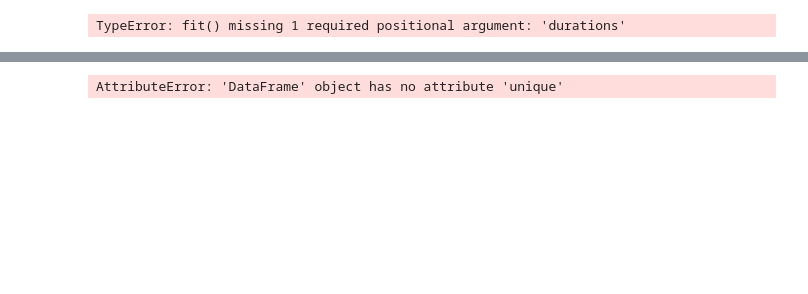
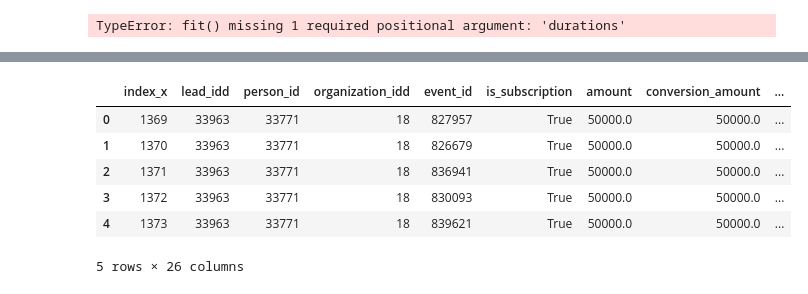
Before and after one commit to DiegoAlves-data/Visual_Studio_Data_Science, a Jupyter notebook: Final_Project/Final_Project_02.ipynb, the cells around one changed output, grey strips where cells are left out. Cells and saved outputs as stored; diff of their text form; code cells hidden in the pictures; blank space fills up the shorter version.

```diff
--- a/Final_Project/Final_Project_02.ipynb
+++ b/Final_Project/Final_Project_02.ipynb
@@ -610,0 +670,3 @@ def survival(data, group_field, time_field, event_field):
+# %%
+data_final['browser'] = data_final.apply(replace, axis=1)
+data_final['browser']
@@ -610,0 +686,3 @@ def survival(data, group_field, time_field, event_field):
+# %%
+data_final['device'] = data_final.apply(replace, axis=1)
+data_final['device']
@@ -610,0 +721,10 @@ def survival(data, group_field, time_field, event_field):
+# %%
+teste.head()
+# %% [output]
+|  | index_x | lead_idd | person_id | organization_idd | event_id | is_subscription | amount | conversion_amount | ... |
+| 0 | 1369 | 33963 | 33771 | 18 | 827957 | True | 50000.0 | 50000.0 | ... |
+| 1 | 1370 | 33963 | 33771 | 18 | 826679 | True | 50000.0 | 50000.0 | ... |
+| 2 | 1371 | 33963 | 33771 | 18 | 836941 | True | 50000.0 | 50000.0 | ... |
+| 3 | 1372 | 33963 | 33771 | 18 | 830093 | True | 50000.0 | 50000.0 | ... |
+| 4 | 1373 | 33963 | 33771 | 18 | 839621 | True | 50000.0 | 50000.0 | ... |
+5 rows × 26 columns
@@ -611,4 +740,2 @@ def survival(data, group_field, time_field, event_field):
 # %%
-rates = survival(data_final, 'amount', 'organization_idd', 'churn')
+rates = survival(data_final.dropna(subset=['operating_system']),'operating_system', 'index_y', 'churn')
-# %% [output]
-AttributeError: 'DataFrame' object has no attribute 'unique'
```
Also changed, not shown: parts of 35 cells of this notebook.
